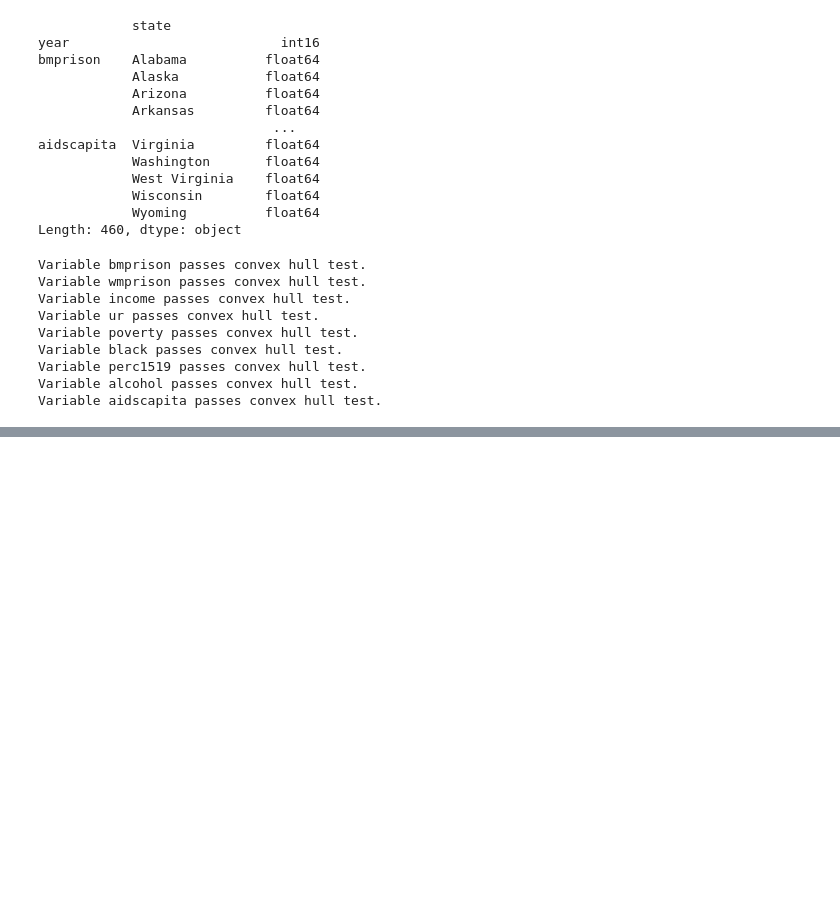
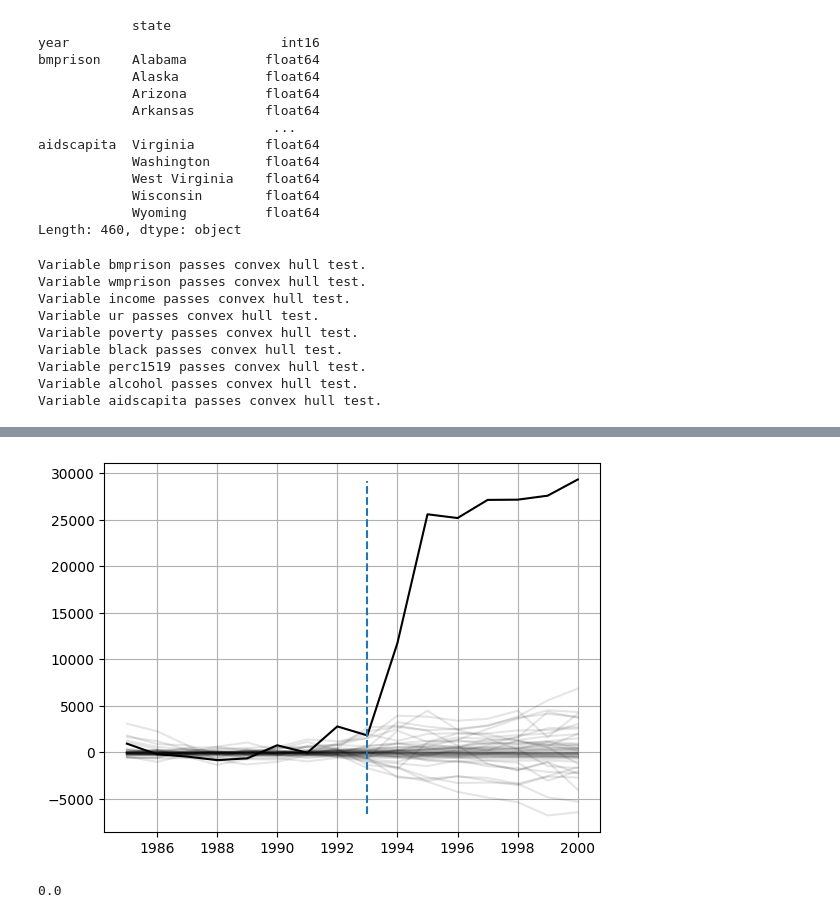
Before and after one commit to Thangwasd123/learning_stats, a Jupyter notebook: Learning_SCM/Toy_dataset_SCM.ipynb, the cells around one changed output, grey strips where cells are left out. Cells and saved outputs as stored; diff of their text form; code cells hidden in the pictures; blank space fills up the shorter version.

```diff
--- a/Learning_SCM/Toy_dataset_SCM.ipynb
+++ b/Learning_SCM/Toy_dataset_SCM.ipynb
@@ -115,0 +179,3 @@ Variable aidscapita passes convex hull test.
+# %%
+placebo = PlaceboTest()
+placebo.fit(dataprep=dataprep, scm=Synth(), verbose=True)
@@ -115,0 +200,13 @@ Variable aidscapita passes convex hull test.
+# %%
+# Gaps plot — Texas in bold, all placebos in grey
+placebo.gaps_plot(
+    time_period=range(1985, 2001),
+    treatment_time=1993,
+    mspe_threshold=5,  # drop donors with poor pre-fit (>5x Texas's pre-RMSPE)
+)
+
+# p-value
+print(placebo.pvalue(treatment_time=1993))
+# %% [output]
+[figure, added]
+0.0
```
Also changed, not shown: parts of 9 cells of this notebook.
